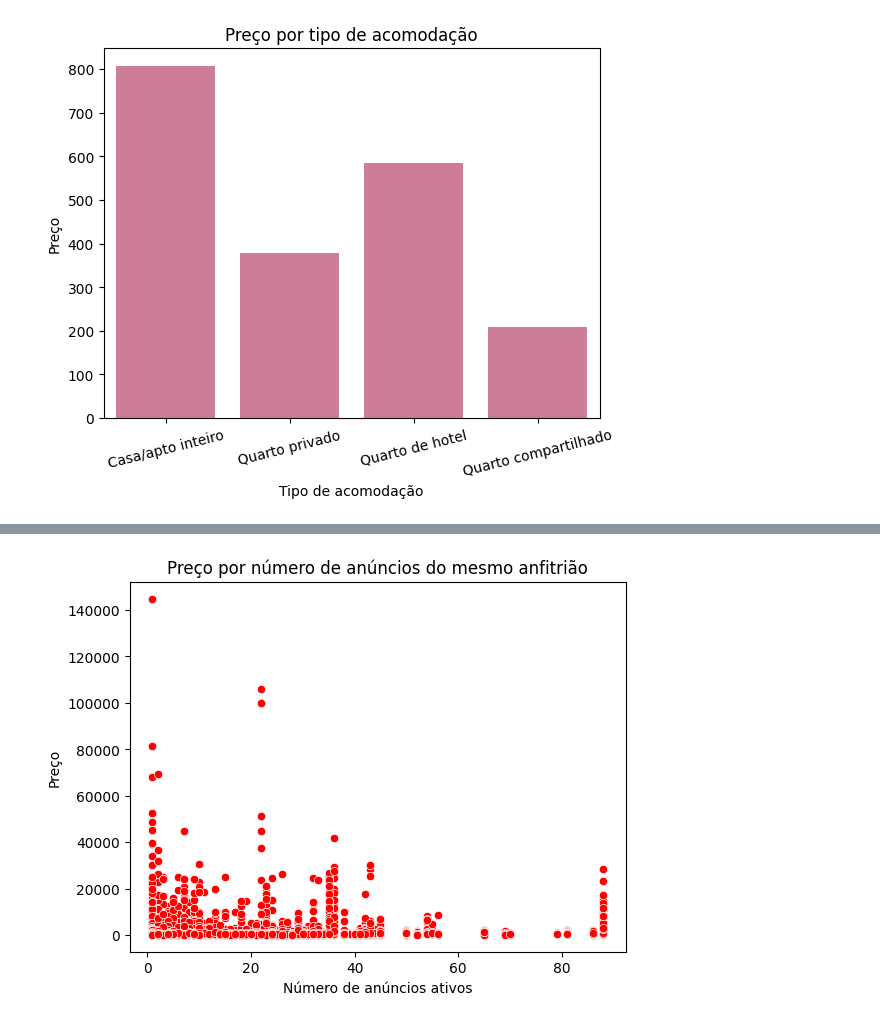
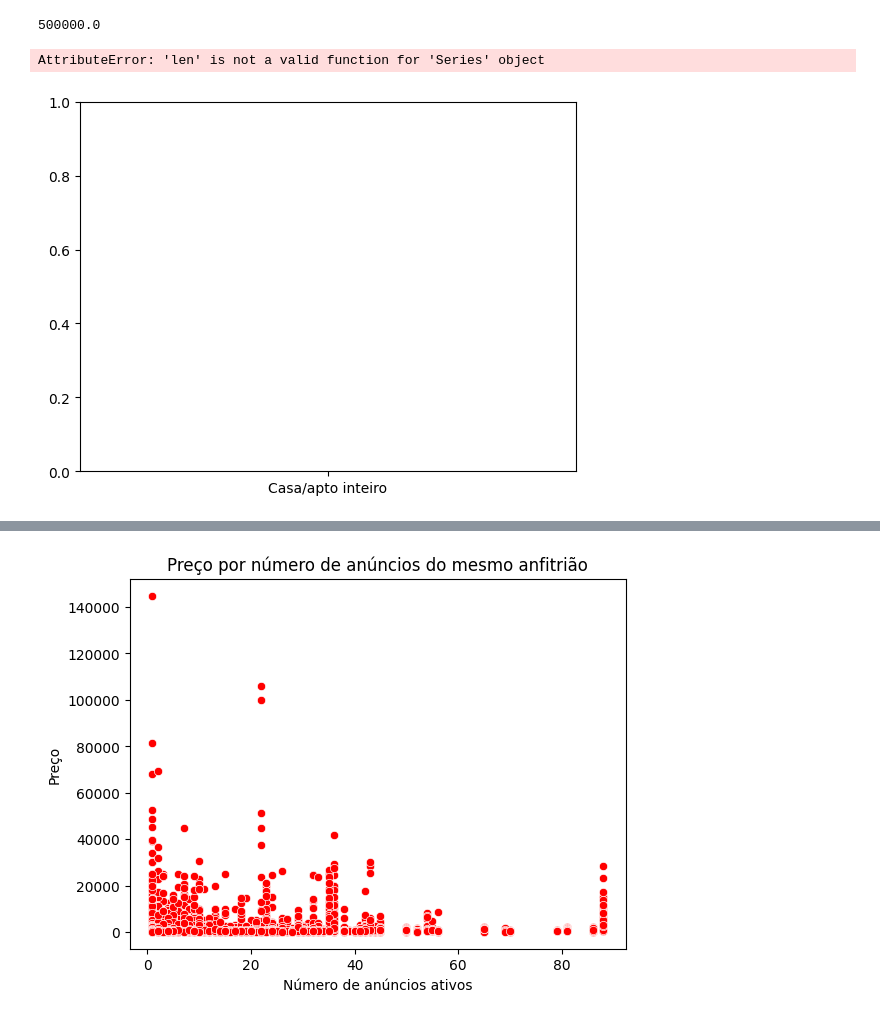
Before and after one commit to py222015328/CEE2, a Jupyter notebook: Trabalho2.ipynb, the cells around one changed output, grey strips where cells are left out. Saved outputs shown, nothing was run; the diff lists cells and outputs as text; code cells hidden in the pictures.

```diff
--- a/Trabalho2.ipynb
+++ b/Trabalho2.ipynb
@@ -15,21 +38,27 @@ df.head()
+# %%
+print(df['price'].max())
+# %% [output]
+500000.0
 # %%
+from copy import Error
 import seaborn as sns
 import matplotlib.pyplot as plt
 
 df['room_type'] = df['room_type'].replace({
     'Entire home/apt': 'Casa/apto inteiro',
     'Private room': 'Quarto privado',
     'Shared room': 'Quarto compartilhado',
     'Hotel room': 'Quarto de hotel'
 })
 
-sns.barplot(data=df,x='room_type', y='price', errorbar=None, color ='palevioletred')
+sns.barplot(data=df,x='room_type', y='price',errorbar=None, color ='palevioletred', estimator='len')
 plt.title('Preço por tipo de acomodação')
 plt.xticks(rotation=14)
 plt.xlabel('Tipo de acomodação')
 plt.ylabel('Preço')
 plt.show()
 
 # Quais tipos de acomodação são mais caros?
 # %% [output]
+AttributeError: 'len' is not a valid function for 'Series' object
-[figure, old version]
+[figure, new version]
```
Also changed, not shown: parts of 3 cells of this notebook.
